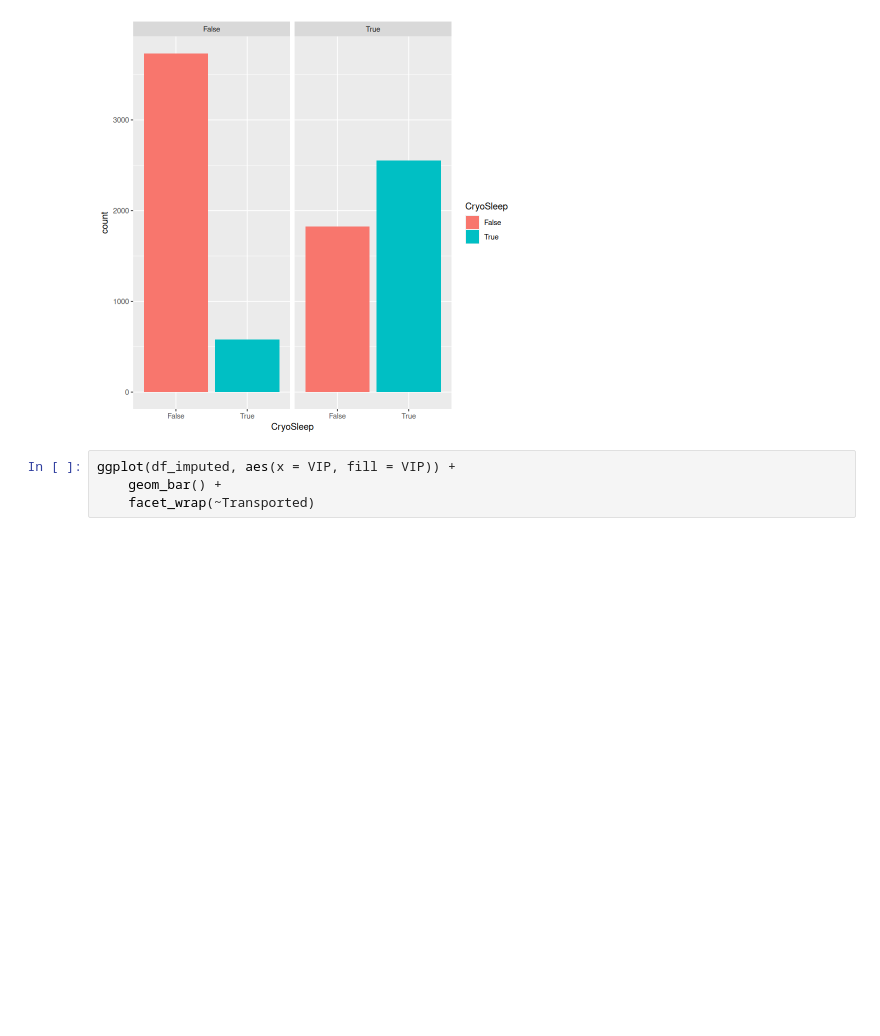
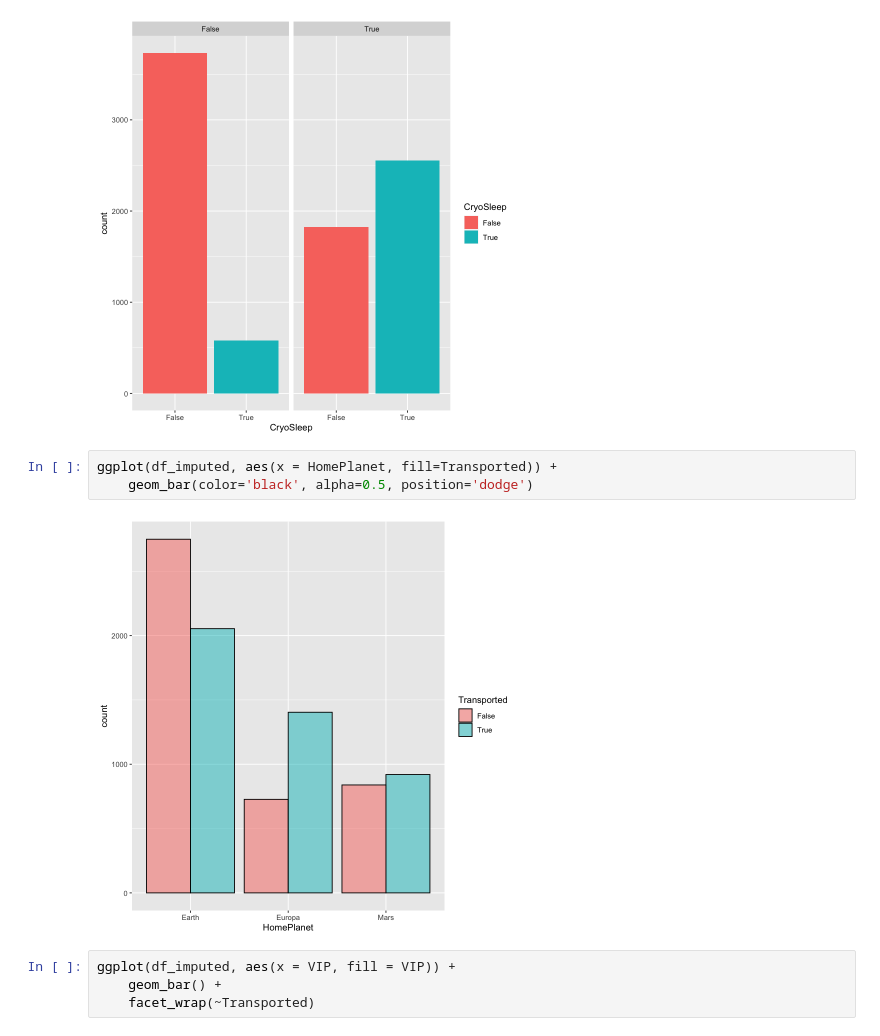
Before and after one commit to Adrisui3/Spaceship-Titanic, a Jupyter notebook: eda.ipynb, the cells around one changed output. Drawn from its saved outputs; the diff is of its cells as text; blank space fills up the shorter version.

```diff
--- a/eda.ipynb
+++ b/eda.ipynb
@@ -685,6 +685,11 @@ ggplot(df_imputed, aes(x = CryoSleep, fill = CryoSleep)) +
     facet_wrap(~Transported)
 # %% [output]
 [figure]
+# %%
+ggplot(df_imputed, aes(x = HomePlanet, fill=Transported)) +
+    geom_bar(color='black', alpha=0.5, position='dodge')
+# %% [output]
+[figure, added]
 # %%
 ggplot(df_imputed, aes(x = VIP, fill = VIP)) +
     geom_bar() +
```
Also changed, not shown: parts of 44 cells of this notebook.
